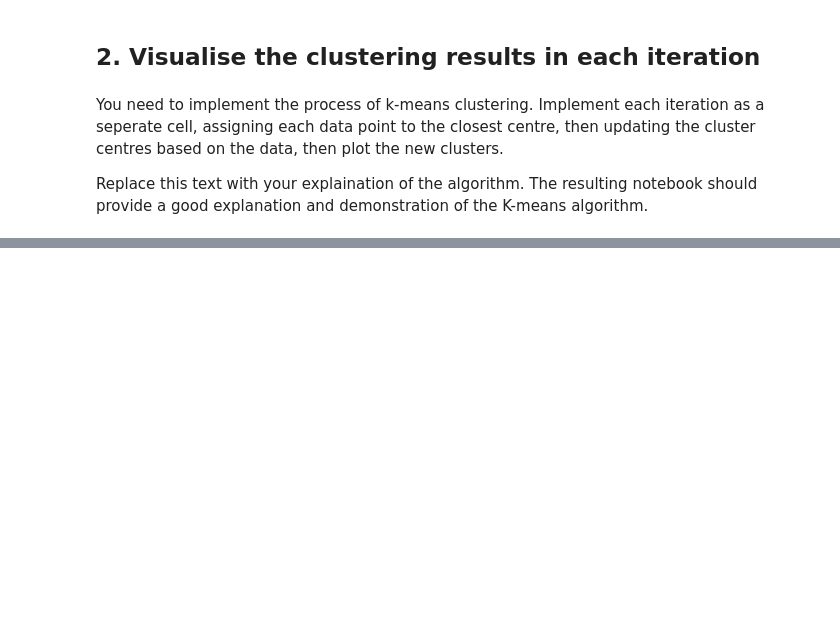
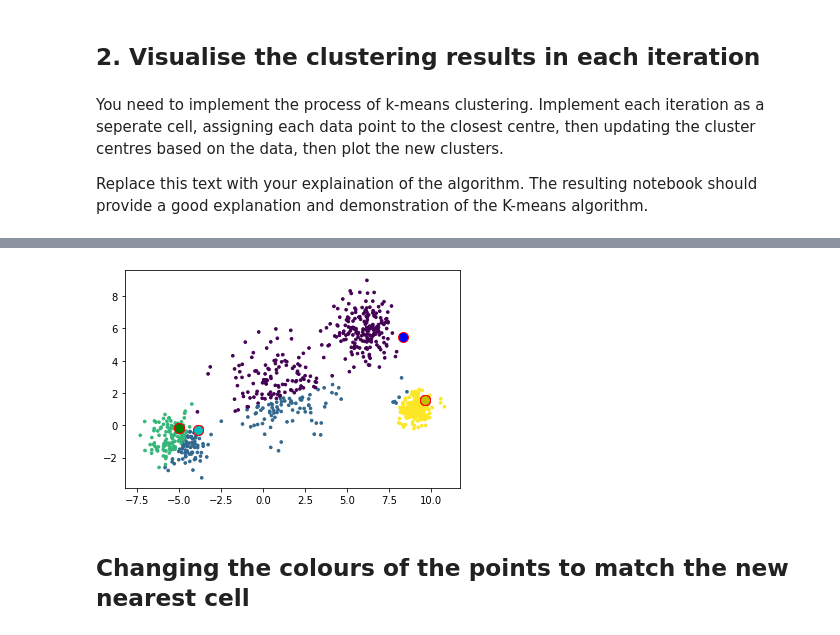
Before and after one commit to Phllips/Portfolio, a Jupyter notebook: Portfolio 3.ipynb, the cells around one changed output, grey strips where cells are left out. Drawn from its saved outputs; the diff is of its cells as text; code cells hidden in the pictures; blank space fills up the shorter version.

```diff
--- a/Portfolio 3.ipynb
+++ b/Portfolio 3.ipynb
@@ -121,0 +150,11 @@ print(cluster)
+# %%
+colmap = {0: 'b', 1: 'c', 2: 'g', 3: 'y'}
+
+plt.scatter(data[:,0], data[:,1], s=7, c=cluster)
+
+for i in range(k):
+    plt.scatter(new_centres[i:,0], new_centres[i:,1], s=100, c = colmap[i], edgecolors='r')
+# %% [output]
+[figure, added]
+# %% [markdown]
+## Changing the colours of the points to match the new nearest cell
```
Also changed, not shown: parts of 16 cells of this notebook.
